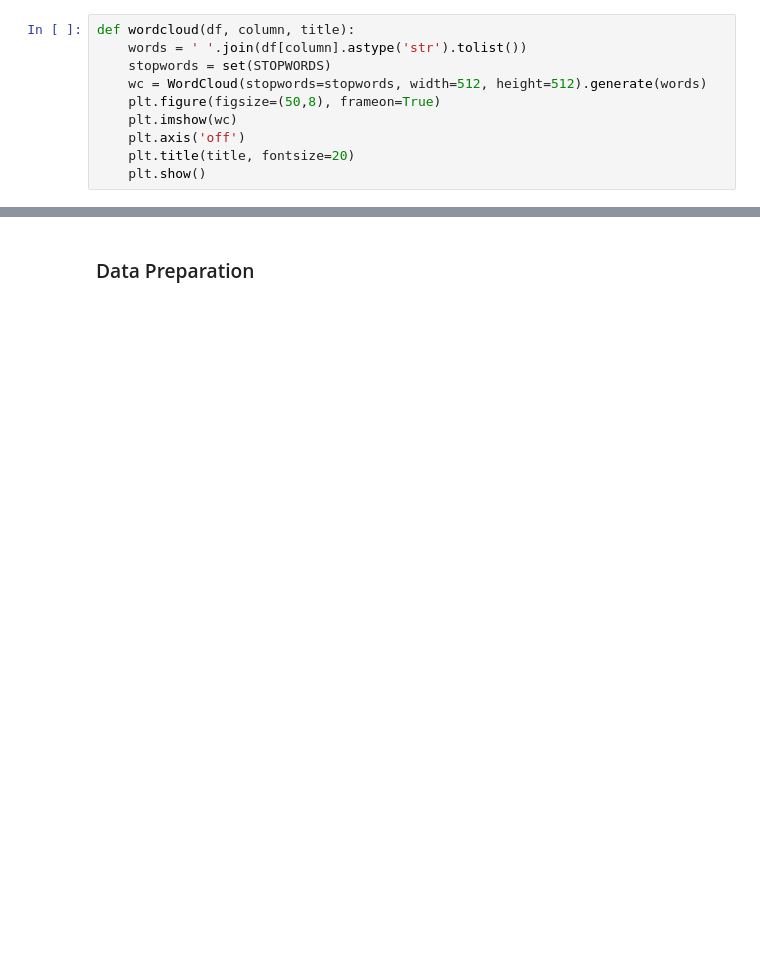
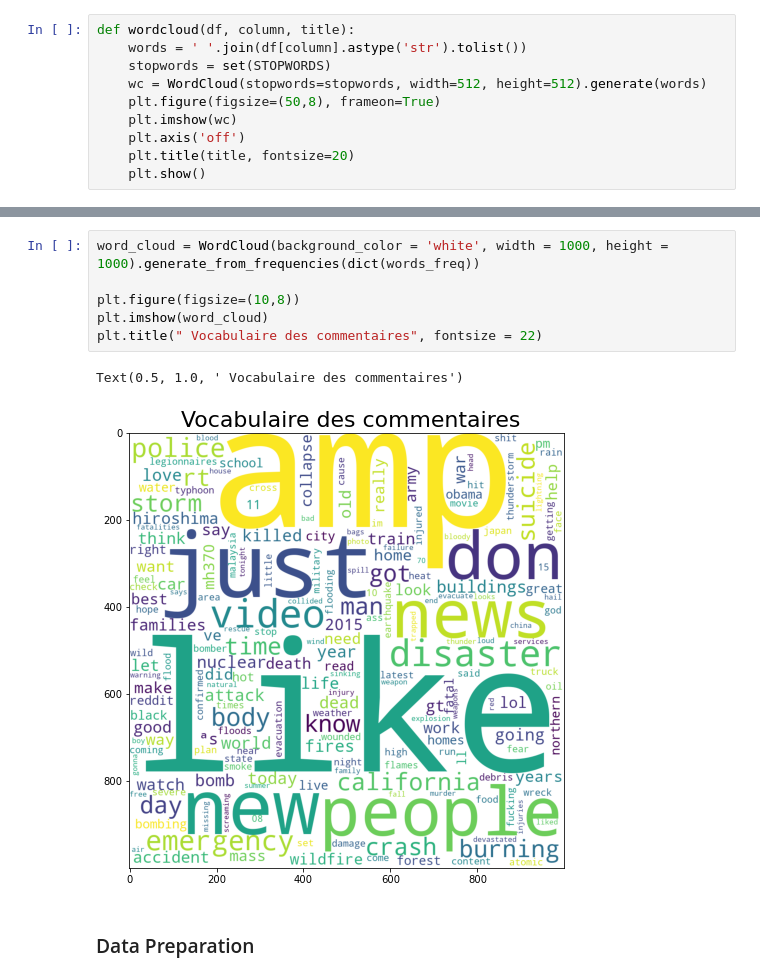
Before and after one commit to mbe-repo/Machine_Learning, a Jupyter notebook: NLP_Tweets/Real or Not ? - NLP sentiment analysis tweets.ipynb, the cells around one changed output, grey strips where cells are left out. Drawn from its saved outputs; the diff is of its cells as text; blank space fills up the shorter version.

```diff
--- a/NLP_Tweets/Real or Not ? - NLP sentiment analysis tweets.ipynb
+++ b/NLP_Tweets/Real or Not ? - NLP sentiment analysis tweets.ipynb
@@ -274,3 +269,12 @@ data_counts_word = pd.DataFrame(zip(words,word_count), columns=['word', 'count']
+# %%
+word_cloud = WordCloud(background_color = 'white', width = 1000, height = 1000).generate_from_frequencies(dict(words_freq))
+
+plt.figure(figsize=(10,8))
+plt.imshow(word_cloud)
+plt.title(" Vocabulaire des commentaires", fontsize = 22)
+# %% [output]
+Text(0.5, 1.0, ' Vocabulaire des commentaires')
+[figure, added]
 # %% [markdown]
 ### Data Preparation
 # %%
```
Also changed, not shown: parts of 31 cells of this notebook, 3 other files.
